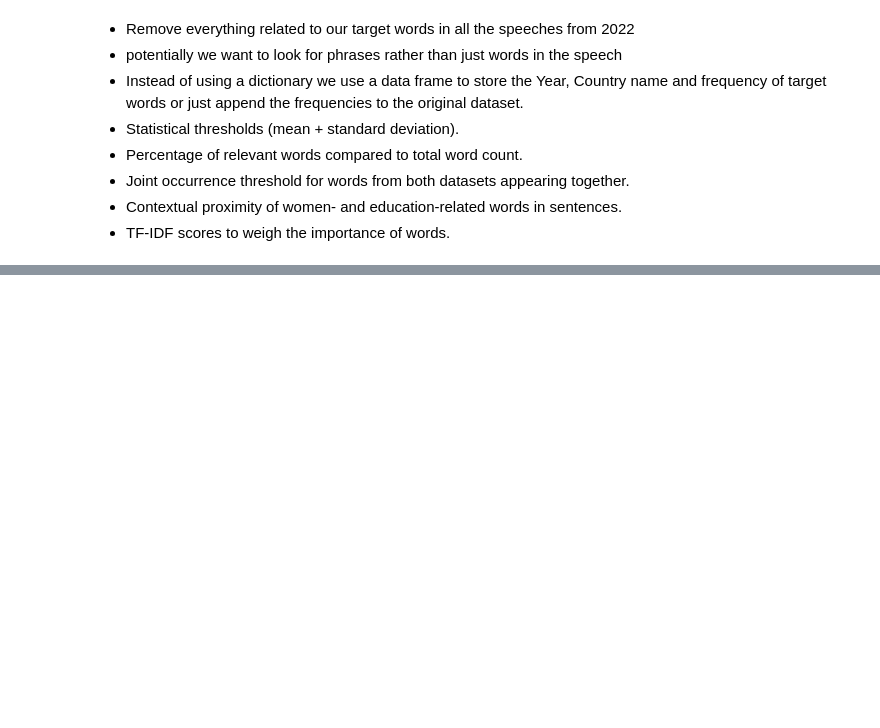
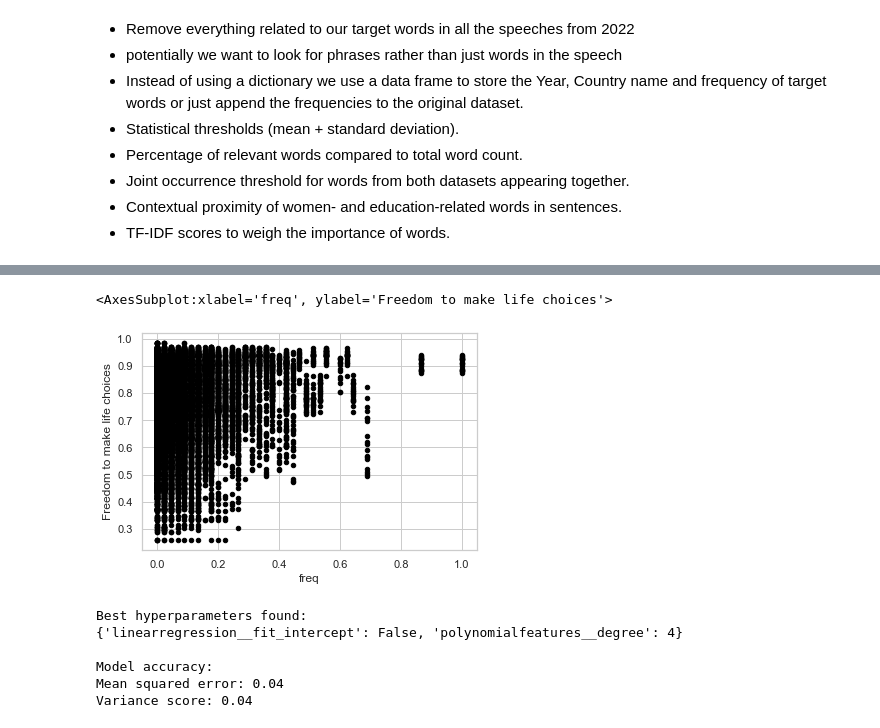
Before and after one commit to KonstantinidouCh/UN-Female-Education, a Jupyter notebook: notebooks/Exploratory Question.ipynb, the cells around one changed output, grey strips where cells are left out. Saved outputs shown, nothing was run; the diff lists cells and outputs as text; code cells hidden in the pictures; blank space fills up the shorter version.

```diff
--- a/notebooks/Exploratory Question.ipynb
+++ b/notebooks/Exploratory Question.ipynb
@@ -557,0 +628,5 @@ sns.scatterplot(x="countries", y="price",
+# %%
+train_data.plot.scatter(x="freq", y="Freedom to make life choices",c='black')
+# %% [output]
+<AxesSubplot:xlabel='freq', ylabel='Freedom to make life choices'>
+[figure, added]
@@ -557,0 +640,38 @@ sns.scatterplot(x="countries", y="price",
+# %%
+# **MACHINE LEARNING MODEL**
+from sklearn.linear_model import LinearRegression
+from sklearn.preprocessing import PolynomialFeatures
+from sklearn.pipeline import make_pipeline
+
+# Calculate MSE and R2
+from sklearn.metrics import mean_squared_error, r2_score
+
+# initial model evaluation
+
+
+# Create grid of parameters to test through cross-validation
+param_grid = {'polynomialfeatures__degree': np.arange(5),
+              'linearregression__fit_intercept': [True, False]}
+
+model = make_pipeline(PolynomialFeatures(), LinearRegression())
+grid = GridSearchCV(model, param_grid, cv=10)
+grid.fit(X_train[:, np.newaxis], y_train);
+
+# Let us know check the results with the best estimator after Grid Search
+print("Best hyperparameters found:")
+print(grid.best_params_)
+y_pred = grid.best_estimator_.predict(X_test[:, np.newaxis])
+print("")
+
+# Compute test error and variance score
+print("Model accuracy:")
+print("Mean squared error: %.2f" % mean_squared_error(y_test, y_pred))
+print('Variance score: %.2f' % r2_score(y_test, y_pred))
+print("")
+# %% [output]
+Best hyperparameters found:
+{'linearregression__fit_intercept': False, 'polynomialfeatures__degree': 4}
+
+Model accuracy:
+Mean squared error: 0.04
+Variance score: 0.04
```
Also changed, not shown: parts of 17 cells of this notebook.
